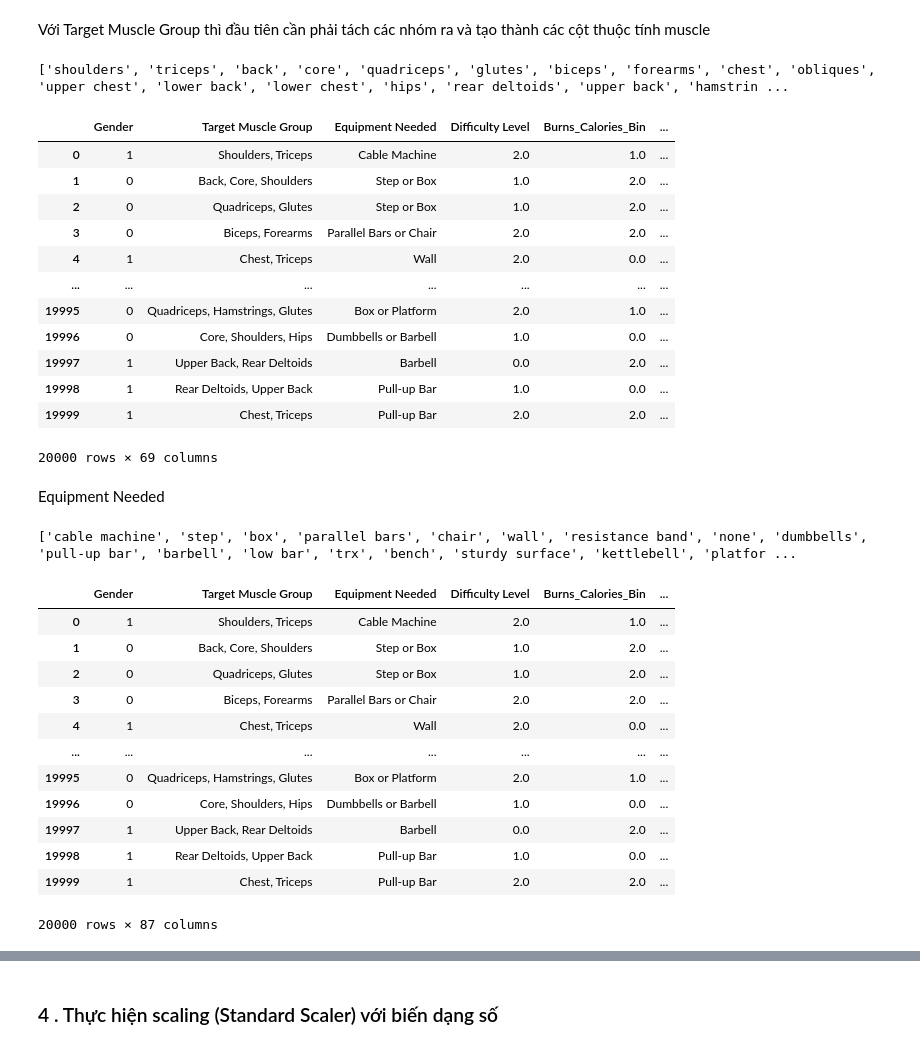
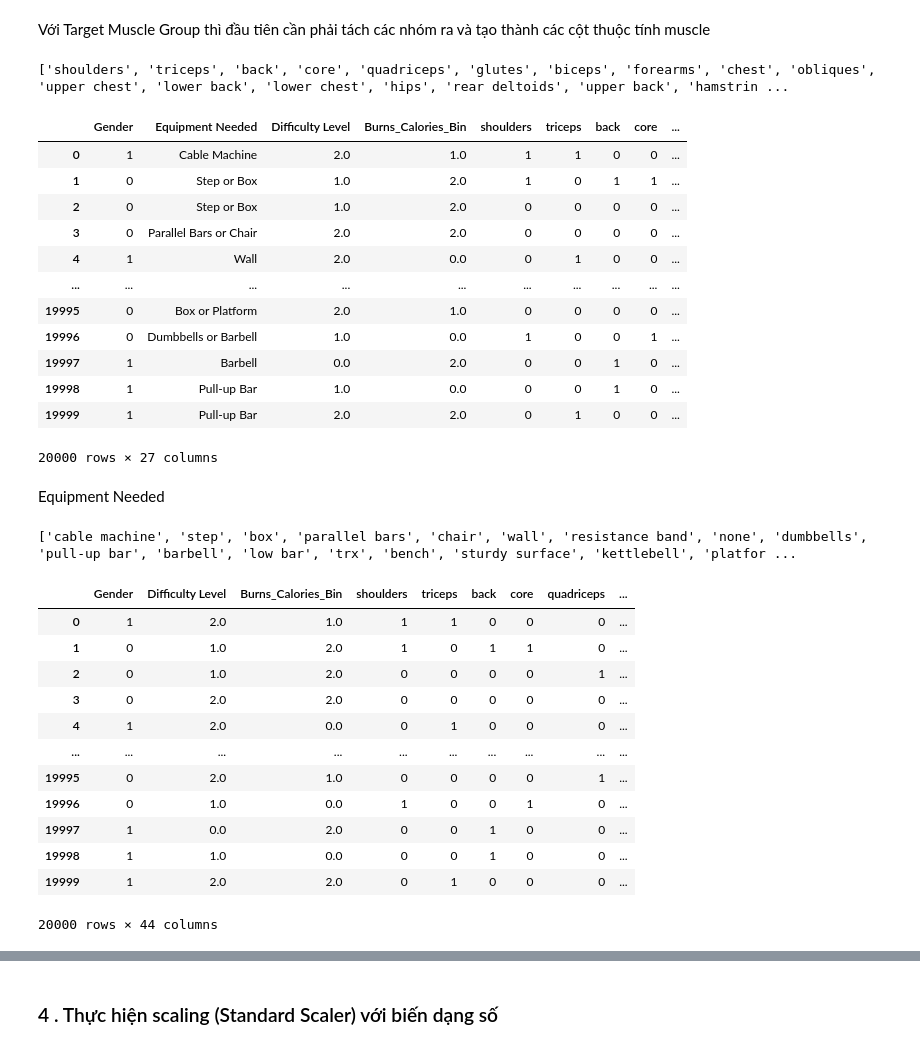
Before and after one commit to nahrixt0710/Life-Style-Data-Analysis, a Jupyter notebook: src/preprocessing_with_categorical.ipynb, the cells around one changed output, grey strips where cells are left out. Cells and saved outputs as stored; diff of their text form; code cells hidden in the pictures.

```diff
--- a/src/preprocessing_with_categorical.ipynb
+++ b/src/preprocessing_with_categorical.ipynb
@@ -142,42 +136,46 @@ for ohe_col in ohe_list:
 #### Target Muscle Group và Equipment Needed
 # %% [markdown]
 Với Target Muscle Group thì đầu tiên cần phải tách các nhóm ra và tạo thành các cột thuộc tính muscle
+# %%
+def multi_encode(lists, col, X_):
+    X_[lists] = 0
+    for i, item in enumerate(X_[col]):
+        item = item.lower()
+        for it in lists:
+            if it in item:
+                X_.at[i, it]  = 1
+
+    X_ = X_.drop(col, axis=1)
+    return X_
 # %%
 muscles = []
 for muscle in X_cate['Target Muscle Group']:
     muscle = muscle.split(',')
     for m in muscle:
         m = m.strip().lower()
         if m not in muscles:
             muscles.append(f"{m}")
 
 print(muscles)
 
-# Tạo cột toàn 0
-X_cate[muscles] = 0
-
-for i, muscle in enumerate(X_cate['Target Muscle Group']):
-    muscle = muscle.lower()
-    for m in muscles:
-        if m in muscle:
-            X_cate.at[i, m]  = 1
+X_cate = multi_encode(muscles, 'Target Muscle Group', X_cate)
 
 X_cate
 # %% [output]
 ['shoulders', 'triceps', 'back', 'core', 'quadriceps', 'glutes', 'biceps', 'forearms', 'chest', 'obliques', 'upper chest', 'lower back', 'lower chest', 'hips', 'rear deltoids', 'upper back', 'hamstrin ...
-|  | Gender | Target Muscle Group | Equipment Needed | Difficulty Level | Burns_Calories_Bin | ... |
-| 0 | 1 | Shoulders, Triceps | Cable Machine | 2.0 | 1.0 | ... |
-| 1 | 0 | Back, Core, Shoulders | Step or Box | 1.0 | 2.0 | ... |
-| 2 | 0 | Quadriceps, Glutes | Step or Box | 1.0 | 2.0 | ... |
-| 3 | 0 | Biceps, Forearms | Parallel Bars or Chair | 2.0 | 2.0 | ... |
-| 4 | 1 | Chest, Triceps | Wall | 2.0 | 0.0 | ... |
-| ... | ... | ... | ... | ... | ... | ... |
-| 19995 | 0 | Quadriceps, Hamstrings, Glutes | Box or Platform | 2.0 | 1.0 | ... |
-| 19996 | 0 | Core, Shoulders, Hips | Dumbbells or Barbell | 1.0 | 0.0 | ... |
-| 19997 | 1 | Upper Back, Rear Deltoids | Barbell | 0.0 | 2.0 | ... |
-| 19998 | 1 | Rear Deltoids, Upper Back | Pull-up Bar | 1.0 | 0.0 | ... |
-| 19999 | 1 | Chest, Triceps | Pull-up Bar | 2.0 | 2.0 | ... |
+|  | Gender | Equipment Needed | Difficulty Level | Burns_Calories_Bin | shoulders | triceps | back | core | ... |
+| 0 | 1 | Cable Machine | 2.0 | 1.0 | 1 | 1 | 0 | 0 | ... |
+| 1 | 0 | Step or Box | 1.0 | 2.0 | 1 | 0 | 1 | 1 | ... |
+| 2 | 0 | Step or Box | 1.0 | 2.0 | 0 | 0 | 0 | 0 | ... |
+| 3 | 0 | Parallel Bars or Chair | 2.0 | 2.0 | 0 | 0 | 0 | 0 | ... |
+| 4 | 1 | Wall | 2.0 | 0.0 | 0 | 1 | 0 | 0 | ... |
+| ... | ... | ... | ... | ... | ... | ... | ... | ... | ... |
+| 19995 | 0 | Box or Platform | 2.0 | 1.0 | 0 | 0 | 0 | 0 | ... |
+| 19996 | 0 | Dumbbells or Barbell | 1.0 | 0.0 | 1 | 0 | 0 | 1 | ... |
+| 19997 | 1 | Barbell | 0.0 | 2.0 | 0 | 0 | 1 | 0 | ... |
+| 19998 | 1 | Pull-up Bar | 1.0 | 0.0 | 0 | 0 | 1 | 0 | ... |
+| 19999 | 1 | Pull-up Bar | 2.0 | 2.0 | 0 | 1 | 0 | 0 | ... |
-20000 rows × 69 columns
+20000 rows × 27 columns
 # %% [markdown]
 Equipment Needed
 # %%
@@ -192,28 +190,22 @@ for equip in X_cate['Equipment Needed']:
 
 print(equipments)
 
-# Tạo cột toàn 0
-X_cate[equipments] = 0
+X_cate = multi_encode(equipments, 'Equipment Needed', X_cate)
 
-for i, equip in enumerate(X_cate['Equipment Needed']):
-    equip = equip.lower()
-    for e in equipments:
-        if e in equip:
-            X_cate.at[i, e]  = 1
 
 X_cate
 # %% [output]
 ['cable machine', 'step', 'box', 'parallel bars', 'chair', 'wall', 'resistance band', 'none', 'dumbbells', 'pull-up bar', 'barbell', 'low bar', 'trx', 'bench', 'sturdy surface', 'kettlebell', 'platfor ...
-|  | Gender | Target Muscle Group | Equipment Needed | Difficulty Level | Burns_Calories_Bin | ... |
-| 0 | 1 | Shoulders, Triceps | Cable Machine | 2.0 | 1.0 | ... |
-| 1 | 0 | Back, Core, Shoulders | Step or Box | 1.0 | 2.0 | ... |
-| 2 | 0 | Quadriceps, Glutes | Step or Box | 1.0 | 2.0 | ... |
-| 3 | 0 | Biceps, Forearms | Parallel Bars or Chair | 2.0 | 2.0 | ... |
-| 4 | 1 | Chest, Triceps | Wall | 2.0 | 0.0 | ... |
-| ... | ... | ... | ... | ... | ... | ... |
-| 19995 | 0 | Quadriceps, Hamstrings, Glutes | Box or Platform | 2.0 | 1.0 | ... |
-| 19996 | 0 | Core, Shoulders, Hips | Dumbbells or Barbell | 1.0 | 0.0 | ... |
-| 19997 | 1 | Upper Back, Rear Deltoids | Barbell | 0.0 | 2.0 | ... |
-| 19998 | 1 | Rear Deltoids, Upper Back | Pull-up Bar | 1.0 | 0.0 | ... |
-| 19999 | 1 | Chest, Triceps | Pull-up Bar | 2.0 | 2.0 | ... |
+|  | Gender | Difficulty Level | Burns_Calories_Bin | shoulders | triceps | back | core | quadriceps | ... |
+| 0 | 1 | 2.0 | 1.0 | 1 | 1 | 0 | 0 | 0 | ... |
+| 1 | 0 | 1.0 | 2.0 | 1 | 0 | 1 | 1 | 0 | ... |
+| 2 | 0 | 1.0 | 2.0 | 0 | 0 | 0 | 0 | 1 | ... |
+| 3 | 0 | 2.0 | 2.0 | 0 | 0 | 0 | 0 | 0 | ... |
+| 4 | 1 | 2.0 | 0.0 | 0 | 1 | 0 | 0 | 0 | ... |
+| ... | ... | ... | ... | ... | ... | ... | ... | ... | ... |
+| 19995 | 0 | 2.0 | 1.0 | 0 | 0 | 0 | 0 | 1 | ... |
+| 19996 | 0 | 1.0 | 0.0 | 1 | 0 | 0 | 1 | 0 | ... |
+| 19997 | 1 | 0.0 | 2.0 | 0 | 0 | 1 | 0 | 0 | ... |
+| 19998 | 1 | 1.0 | 0.0 | 0 | 0 | 1 | 0 | 0 | ... |
+| 19999 | 1 | 2.0 | 2.0 | 0 | 1 | 0 | 0 | 0 | ... |
-20000 rows × 87 columns
+20000 rows × 44 columns
```
Also changed, not shown: parts of 7 cells of this notebook, 5 other files.
